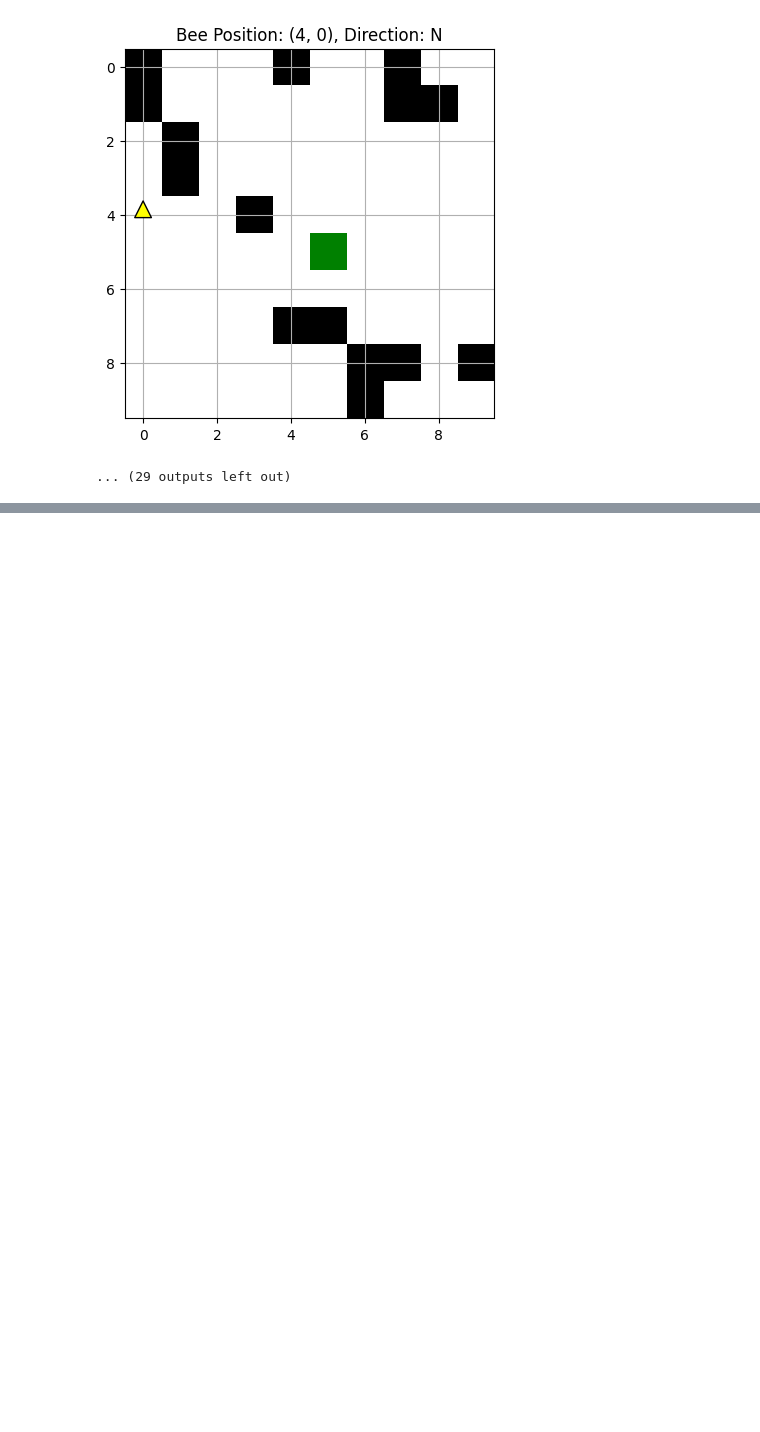
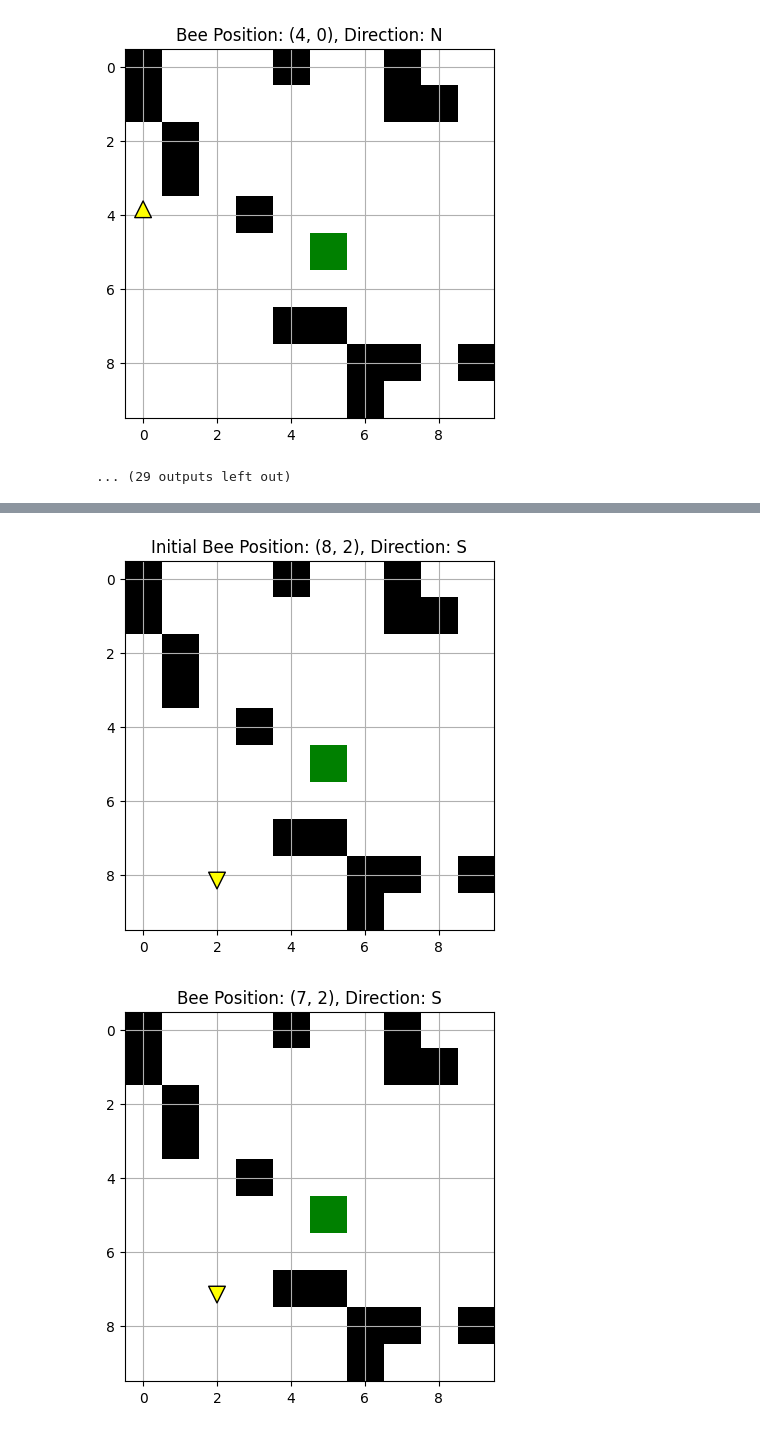
Before and after one commit to GuyHammy/BeeBot-DFS-vs-A-Star, a Jupyter notebook: BeeBot.ipynb, the cells around one changed output, grey strips where cells are left out. Drawn from its saved outputs; the diff is of its cells as text; code cells hidden in the pictures; blank space fills up the shorter version.

Commit message:
Created A-Star Algorithm

```diff
--- a/BeeBot.ipynb
+++ b/BeeBot.ipynb
@@ -342,0 +349,76 @@ Displaying Bee's Movement:
+# %%
+def manhattan_heuristic(current_x, current_y, goal_x, goal_y):
+    # Manhattan distance heuristic (sum of absolute differences)
+    return abs(current_x - goal_x) + abs(current_y - goal_y)
+
+# Start timing the A* algorithm execution
+start_time = time.time()
+
+# Define possible actions in order of preference
+actions = ["move_forward", "rotate_right", "rotate_left", "move_backward"]
+
+# Initialize starting state and goal position
+initial_bee_state = (bee_x, bee_y, bee_direction)
+goal_position = (goal_x, goal_y)
+
+# Initialize data structures for A* algorithm
+visitedStates_A = set() # Set to track visited states
+trackingDictionary_A = {} # Dictionary to store path information
+agenda_A = [] # Priority queue for frontier states
+
+g_score = {initial_bee_state: 0} # Dictionary to store cost from start to each node
+initial_f_score = manhattan_heuristic(bee_x, bee_y, goal_x, goal_y) # Calculate initial f-score (g_score + heuristic)
+
+# Add the initial state to the agenda as a tuple
+# Format: (f_score, g_score, state) - f_score used for priority
+heapq.heappush(agenda_A, (initial_f_score, g_score[initial_bee_state], initial_bee_state))
+visitedStates_A.add(initial_bee_state)
+
+finalStateReached = False
+# Creating the A* loop
+while agenda_A:
+    # Get the state with the lowest f-score from the agenda
+    f_score, current_g, current = heapq.heappop(agenda_A)
+    current_x, current_y, current_dir = current
+    # Check if current position meets goal position
+    if (current_x, current_y) == (goal_x, goal_y):
+        finalStateReached = True
+        break
+    # Mark current state as visited
+    visitedStates_A.add(current)
+    # Explore all possible actions from current state
+    for action in actions:
+        # Get next state after applying action
+        next_bee_state = ListOfActions(current, action)
+        next_x, next_y, next_dir = next_bee_state
+
+        # Check if next state is valid (within bounds and not obstacle)
+        if (0<= next_x < size and 0 <= next_y < size and ((next_x, next_y) not in neg_one_indices)):
+            next_state = (next_x, next_y, next_dir)
+            new_g = current_g + 1 # Cost to reach next state
+
+            # Update if new path is better than previous one
+            if next_state not in g_score or new_g < g_score[next_state]:
+                g_score[next_state] = new_g
+                f_score = new_g + manhattan_heuristic(next_x, next_y, goal_x, goal_y)
+
+                heapq.heappush(agenda_A, (f_score, new_g, next_state))
+
+                # Update `trackingDictionary_A`
+                trackingDictionary_A[next_state] = (current, action)
+
+    #print(f"Processing state: {current}")
+    #print(f"Generated next state: {next_state} using action: {action}")
+
+# Calculate and print execution time
+end_time = time.time()
+execution_time = end_time - start_time
+print(f"Execution time: {execution_time:.4f} seconds")
+
+# Store results for path reconstruction
+a_star_final_state_reached = finalStateReached
+a_star_goal_state = (goal_x, goal_y, current_dir)
+
+# Reconstruct and visualize the path found by A*
+reconstruct(trackingDictionary_A, initial_bee_state, a_star_goal_state, a_star_final_state_reached)
+# %% [output]
@@ -342,0 +437,2 @@ Displaying Bee's Movement:
+[figure, added]
+[figure, added]
```
Also changed, not shown: parts of 2 cells of this notebook.
